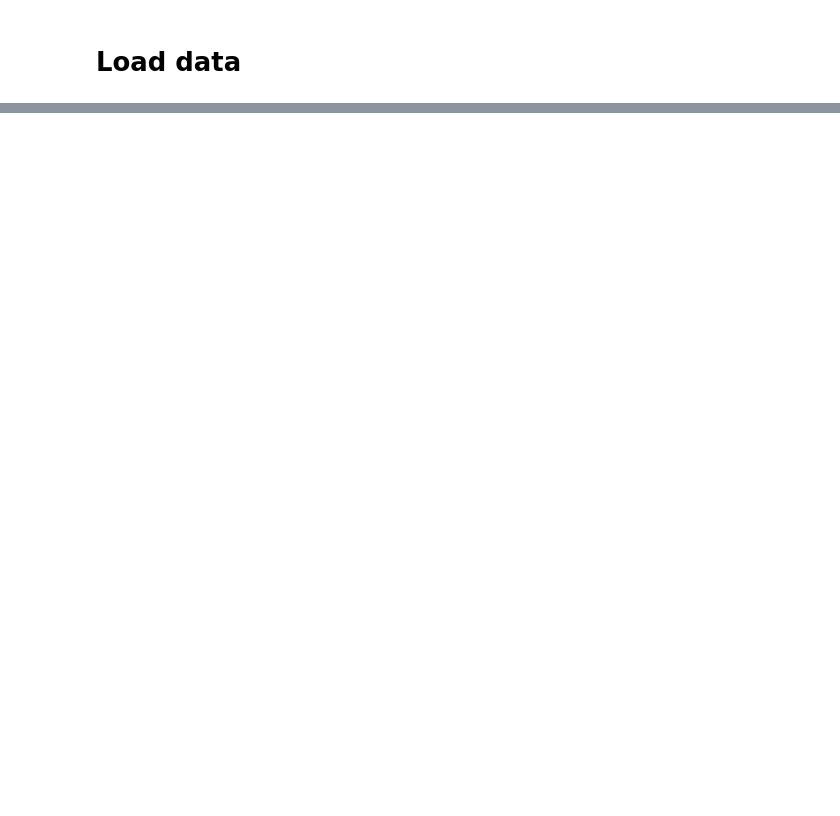
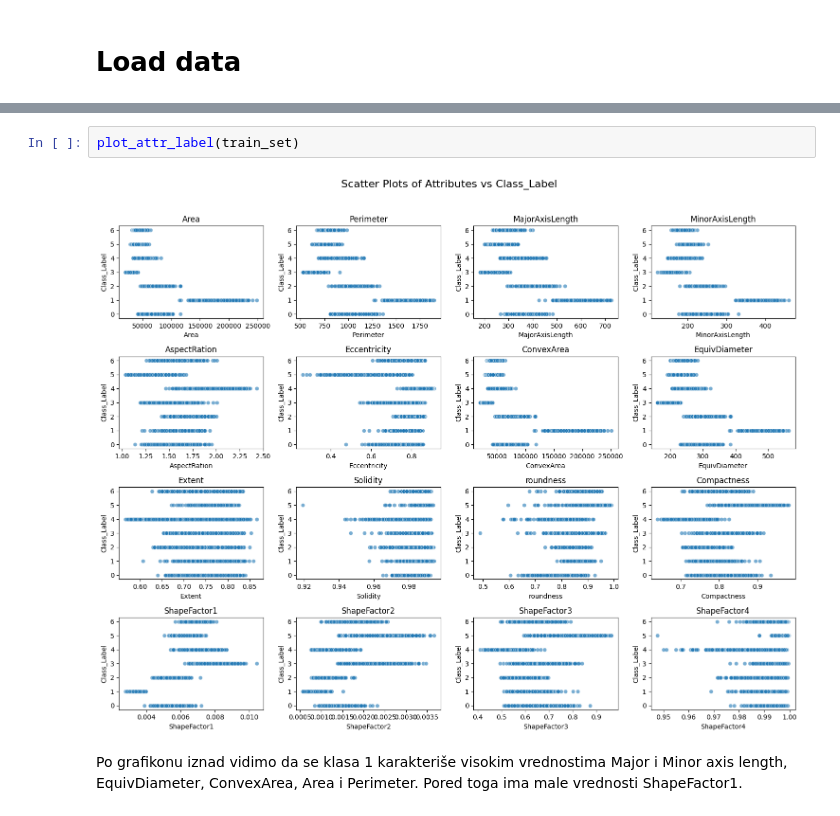
Before and after one commit to danilo-milosevic/DataPreprocessing, a Jupyter notebook: NoiseRed.ipynb, the cells around one changed output, grey strips where cells are left out. Cells and saved outputs as stored; diff of their text form; blank space fills up the shorter version.

```diff
--- a/NoiseRed.ipynb
+++ b/NoiseRed.ipynb
@@ -58,0 +205,6 @@ data = pd.read_csv(path+file_name)
+# %%
+plot_attr_label(train_set)
+# %% [output]
+[figure, added]
+# %% [markdown]
+Po grafikonu iznad vidimo da se klasa 1 karakteriše visokim vrednostima Major i Minor axis length, EquivDiameter, ConvexArea, Area i Perimeter. Pored toga ima male vrednosti ShapeFactor1.
```
Also changed, not shown: parts of 21 cells of this notebook.
